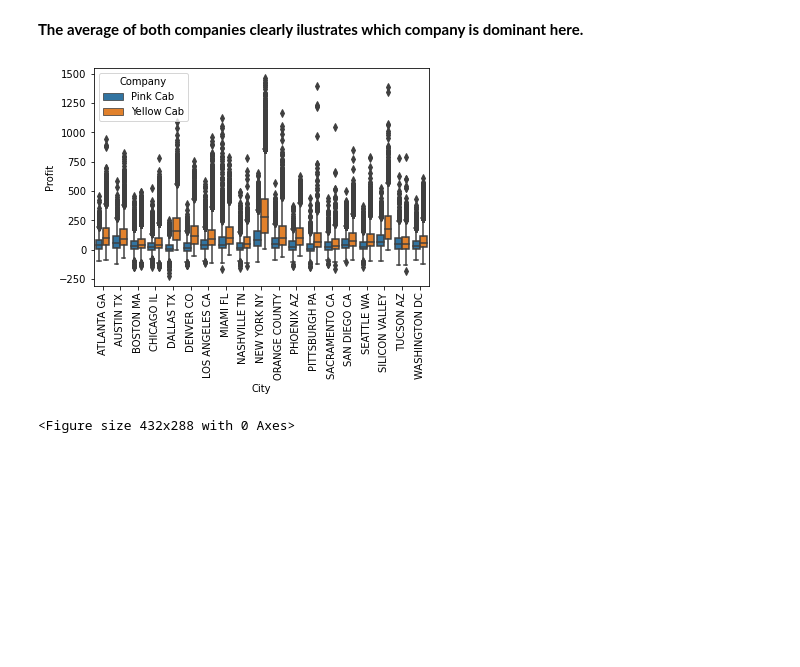
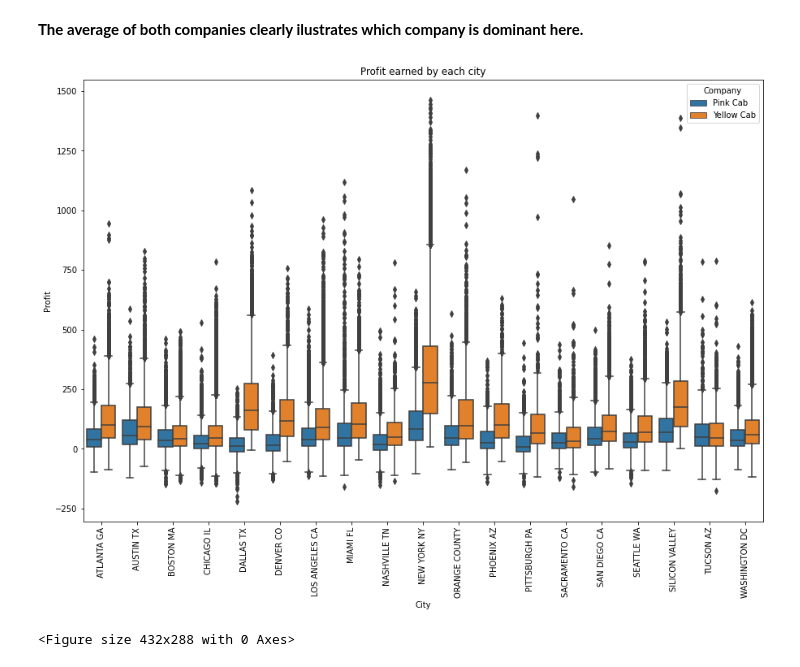
Before and after one commit to Mukhammadj/Cab_investment_project, a Jupyter notebook: eda_cab.ipynb, the cells around one changed output. Cells and saved outputs as stored; diff of their text form; code cells hidden in the pictures; blank space fills up the shorter version.

```diff
--- a/eda_cab.ipynb
+++ b/eda_cab.ipynb
@@ -239,12 +253,14 @@ Name: Profit, dtype: float64
 <b>The average of both companies clearly ilustrates which company is dominant here.</b>
 # %%
 #Where can we have more profit
+plt.figure(figsize=(15, 10))
 sns.boxplot(x="City", y="Profit", hue="Company", data=df_master)
+plt.title('Profit earned by each city')
 plt.xticks(rotation= 90)
 plt.show()
 plt.savefig('profit_bycity.png', dpi=300)
 # %% [output]
-[figure, old version]
+[figure, new version]
 <Figure size 432x288 with 0 Axes>
 # %%
 #Which age group tends to use cabs
```
Also changed, not shown: parts of 14 cells of this notebook, 10 other files.
